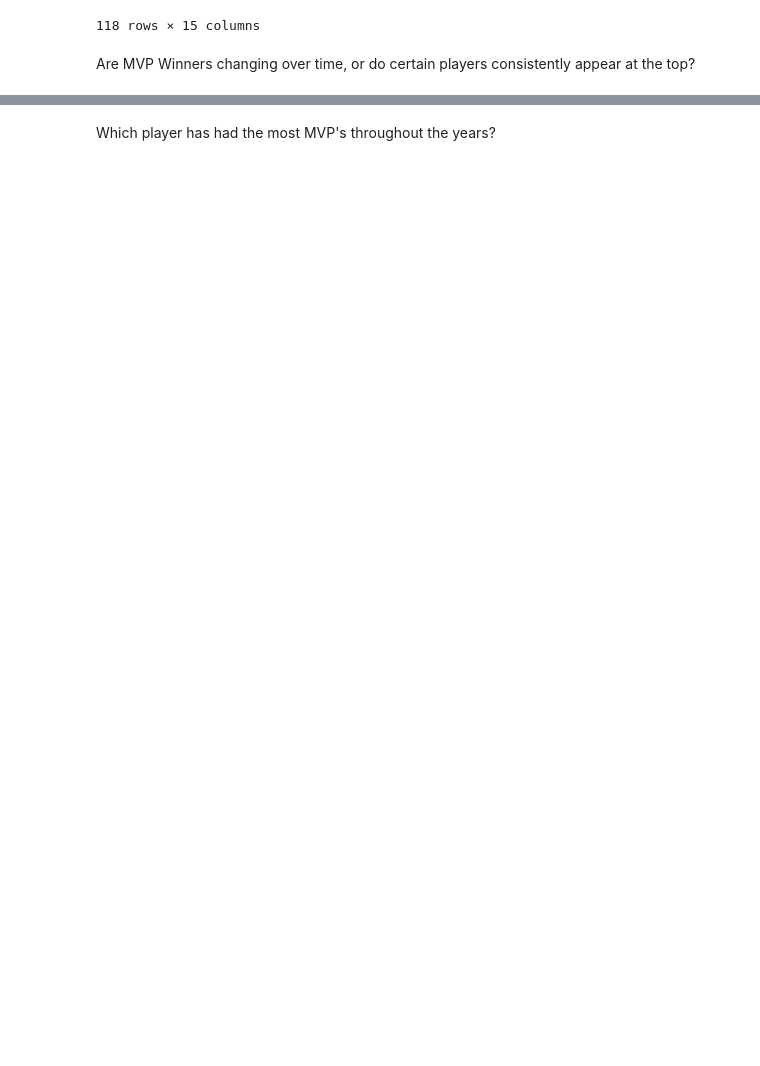
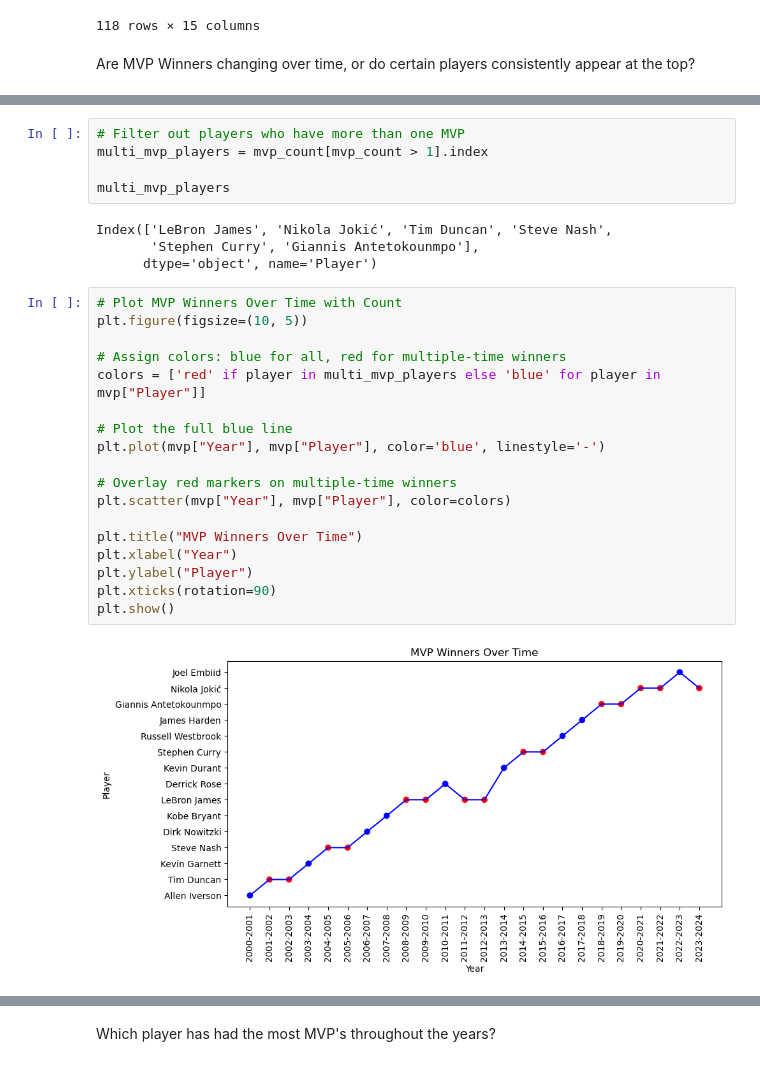
Before and after one commit to khadazhaia/nba-stats, a Jupyter notebook: notebooks/khadazhaia_eda.ipynb, the cells around one changed output, grey strips where cells are left out. Drawn from its saved outputs; the diff is of its cells as text; blank space fills up the shorter version.

```diff
--- a/notebooks/khadazhaia_eda.ipynb
+++ b/notebooks/khadazhaia_eda.ipynb
@@ -119,0 +139,29 @@ The line moves towards Giannis Antetokounmpo, Nikola Jokić, and Joel Embiid, re
+# %%
+# Filter out players who have more than one MVP
+multi_mvp_players = mvp_count[mvp_count > 1].index
+
+multi_mvp_players
+# %% [output]
+Index(['LeBron James', 'Nikola Jokić', 'Tim Duncan', 'Steve Nash',
+       'Stephen Curry', 'Giannis Antetokounmpo'],
+      dtype='object', name='Player')
+# %%
+# Plot MVP Winners Over Time with Count
+plt.figure(figsize=(10, 5))
+
+# Assign colors: blue for all, red for multiple-time winners
+colors = ['red' if player in multi_mvp_players else 'blue' for player in mvp["Player"]]
+
+# Plot the full blue line
+plt.plot(mvp["Year"], mvp["Player"], color='blue', linestyle='-')
+
+# Overlay red markers on multiple-time winners
+plt.scatter(mvp["Year"], mvp["Player"], color=colors)
+
+plt.title("MVP Winners Over Time")
+plt.xlabel("Year")
+plt.ylabel("Player")
+plt.xticks(rotation=90)
+plt.show()
+# %% [output]
+[figure, added]
```
Also changed, not shown: parts of 23 cells of this notebook.
